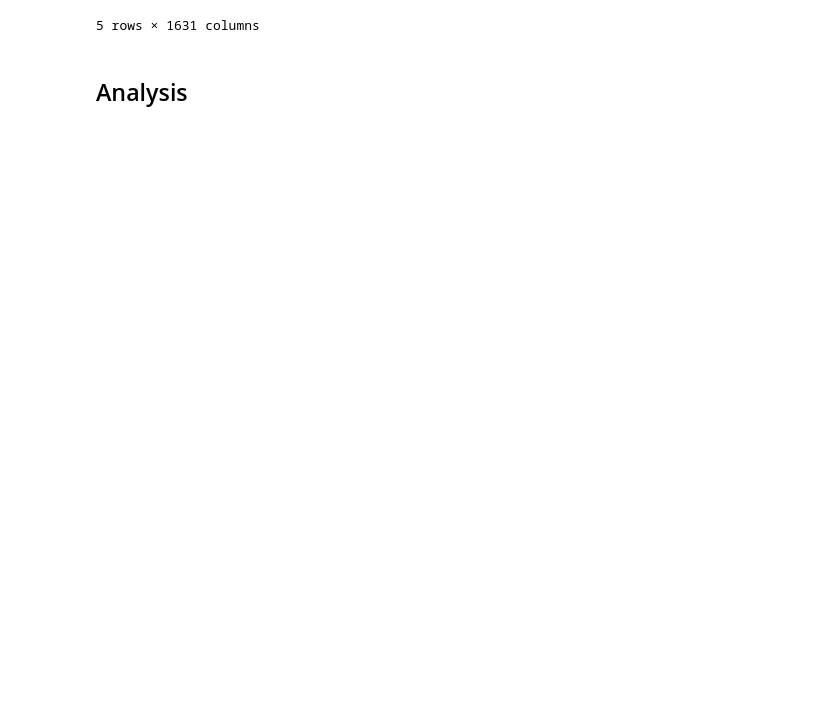
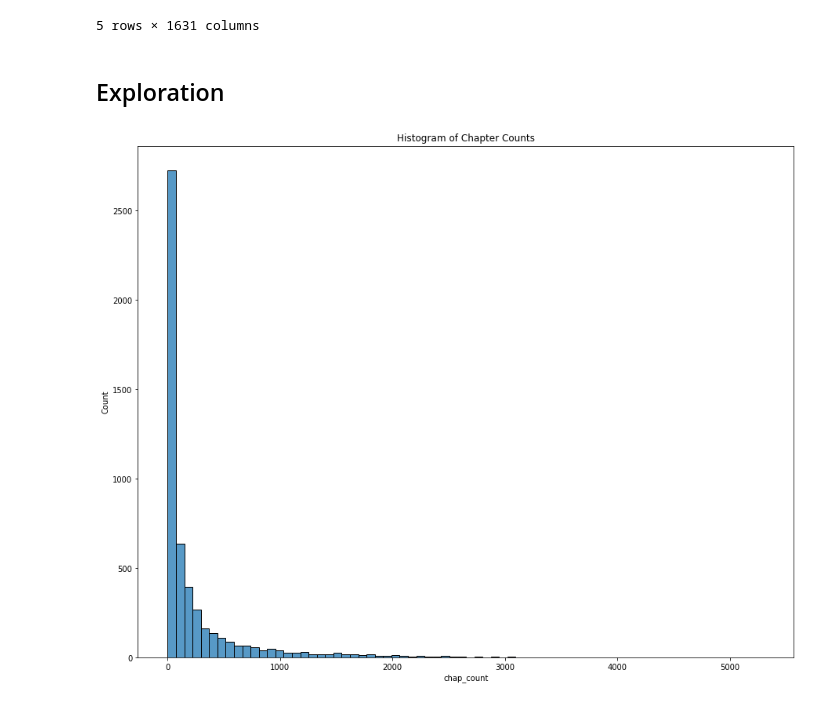
Before and after one commit to yuvalofek/analyzing-light-novels, a Jupyter notebook: LN_Analysis.ipynb, the cells around one changed output. Cells and saved outputs as stored; diff of their text form; code cells hidden in the pictures; blank space fills up the shorter version.

Commit message:
added basic data exploration

```diff
--- a/LN_Analysis.ipynb
+++ b/LN_Analysis.ipynb
@@ -68,7 +68,7 @@ genres = get_unique_from_lists('Genre')
 # %%
 # create a column for each genre and see if the novel has the genre
 for genre in genres:
-  ln_df['Genre_'+genre] = ln_df['Genre'].str.find(genre) == 1
+  ln_df['Genre_'+genre] = ln_df['Genre'].str.find(genre) != -1
 ln_df.drop('Genre', axis=1, inplace=True)
 # %% [markdown]
 #### Tags
@@ -77,7 +77,7 @@ ln_df.drop('Genre', axis=1, inplace=True)
 tags = get_unique_from_lists('Tags')
 # %%
 for tag in tags:
-  ln_df['Tag_'+tag] = ln_df['Tags'].str.find(tag) == 1
+  ln_df['Tag_'+tag] = ln_df['Tags'].str.find(tag) != -1
 ln_df.drop('Tags', axis=1, inplace=True)
 # %% [markdown]
 #### Some column drops
@@ -107,4 +107,4 @@ ln_df.head()
 | 4 | A Barbaric Proposal | Web Novel | Korean | 齐成琨 | N/A | N/A | Ongoing | “I already have a child with anot... | [GosickS(Ongoing), My Forgiving F... | ... |
 5 rows × 1631 columns
 # %% [markdown]
-## Analysis
+## Exploration
@@ -112,0 +111,8 @@ ln_df.head()
+# %%
+# Histogram of lengths
+plt.figure(figsize=(15, 12))
+plt.title('Histogram of Chapter Counts')
+sns.histplot(ln_df['chap_count'], bins = int(np.ceil(np.sqrt(len(ln_df)))))
+plt.show()
+# %% [output]
+[figure, added]
```
Also changed, not shown: parts of 6 cells of this notebook.
